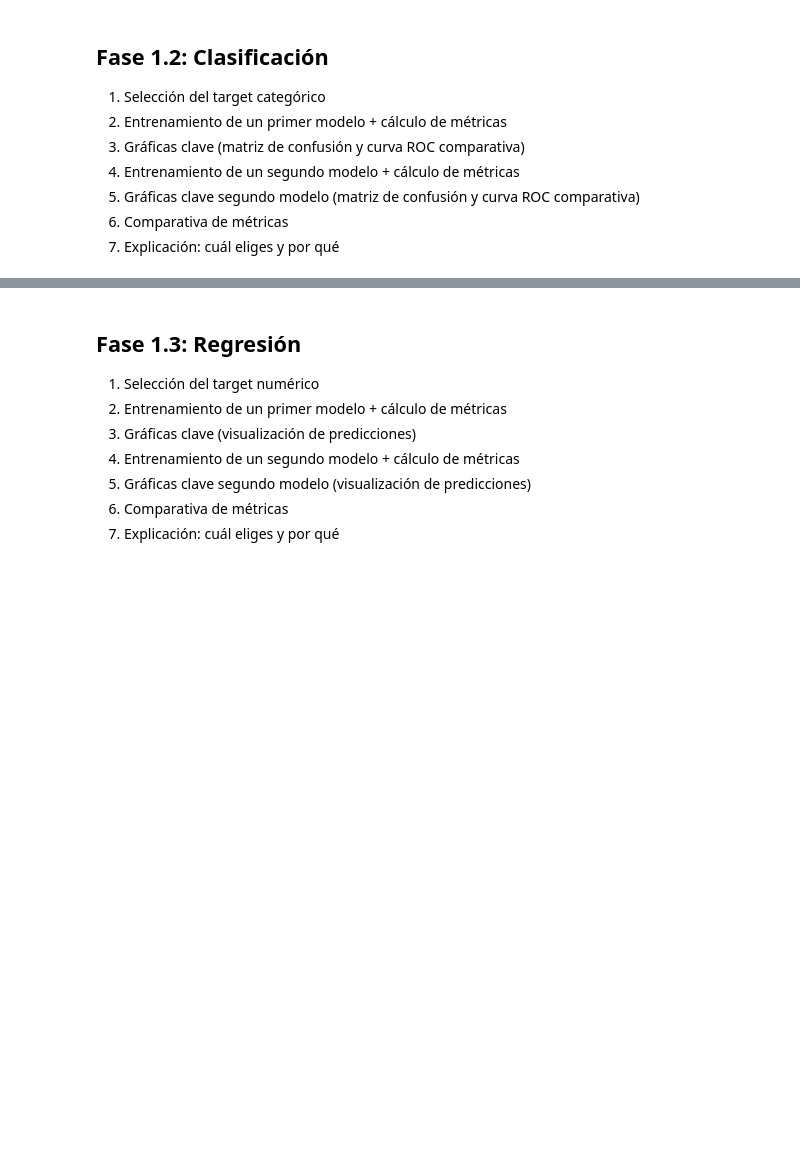
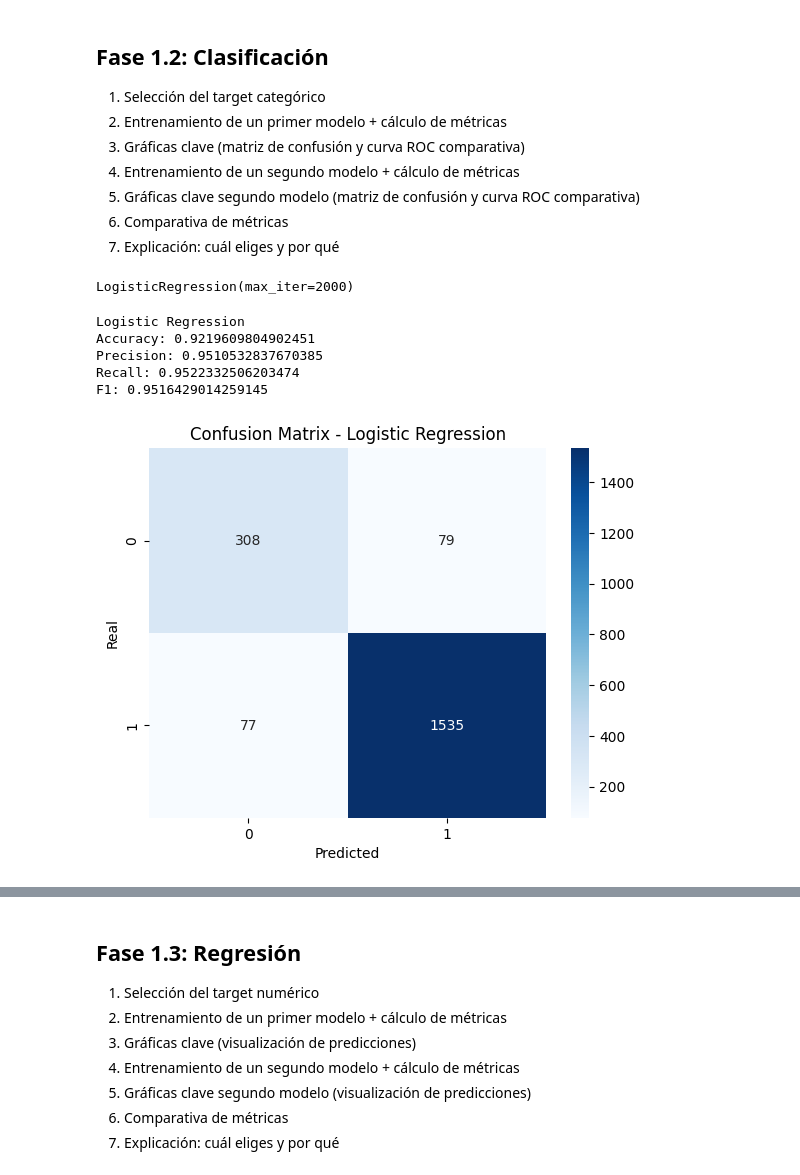
Before and after one commit to ignacastiguti/Repositorio, a Jupyter notebook: [00] - Workshops/Workshop_ML_PartTime.ipynb, the cells around one changed output, grey strips where cells are left out. Drawn from its saved outputs; the diff is of its cells as text; code cells hidden in the pictures; blank space fills up the shorter version.

```diff
--- a/[00] - Workshops/Workshop_ML_PartTime.ipynb
+++ b/[00] - Workshops/Workshop_ML_PartTime.ipynb
@@ -310,0 +333,6 @@ plt.show()
+# %%
+target = "Profit_Positivo"
+
+X = df.drop(columns=[target, "Profit", "Sales"])  # quitamos Profit para evitar fuga de información y Sales para evitar generar multicolinealidad con log_Sales
+y = df[target]
+X = pd.get_dummies(X, drop_first=True)
@@ -310,0 +341,9 @@ plt.show()
+# %%
+from sklearn.model_selection import train_test_split
+
+X_train, X_test, y_train, y_test = train_test_split(
+    X, y,
+    test_size=0.2,
+    random_state=42,
+    stratify=y
+)
@@ -310,0 +352,47 @@ plt.show()
+# %%
+from sklearn.preprocessing import StandardScaler
+
+scaler = StandardScaler()
+
+X_train = scaler.fit_transform(X_train)
+X_test = scaler.transform(X_test)
+
+model1 = LogisticRegression(max_iter=2000)
+
+model1.fit(X_train, y_train)
+# %% [output]
+LogisticRegression(max_iter=2000)
+# %%
+y_pred1 = model1.predict(X_test)
+y_prob1 = model1.predict_proba(X_test)[:,1]
+# %%
+from sklearn.metrics import accuracy_score, precision_score, recall_score, f1_score
+
+print("Logistic Regression")
+
+print("Accuracy:", accuracy_score(y_test, y_pred1))
+print("Precision:", precision_score(y_test, y_pred1))
+print("Recall:", recall_score(y_test, y_pred1))
+print("F1:", f1_score(y_test, y_pred1))
+# %% [output]
+Logistic Regression
+Accuracy: 0.9219609804902451
+Precision: 0.9510532837670385
+Recall: 0.9522332506203474
+F1: 0.9516429014259145
+# %%
+from sklearn.metrics import confusion_matrix
+import seaborn as sns
+import matplotlib.pyplot as plt
+
+cm1 = confusion_matrix(y_test, y_pred1)
+
+sns.heatmap(cm1, annot=True, fmt="d", cmap="Blues")
+
+plt.title("Confusion Matrix - Logistic Regression")
+plt.xlabel("Predicted")
+plt.ylabel("Real")
+
+plt.show()
+# %% [output]
+[figure, added]
```
Also changed, not shown: parts of 27 cells of this notebook.
